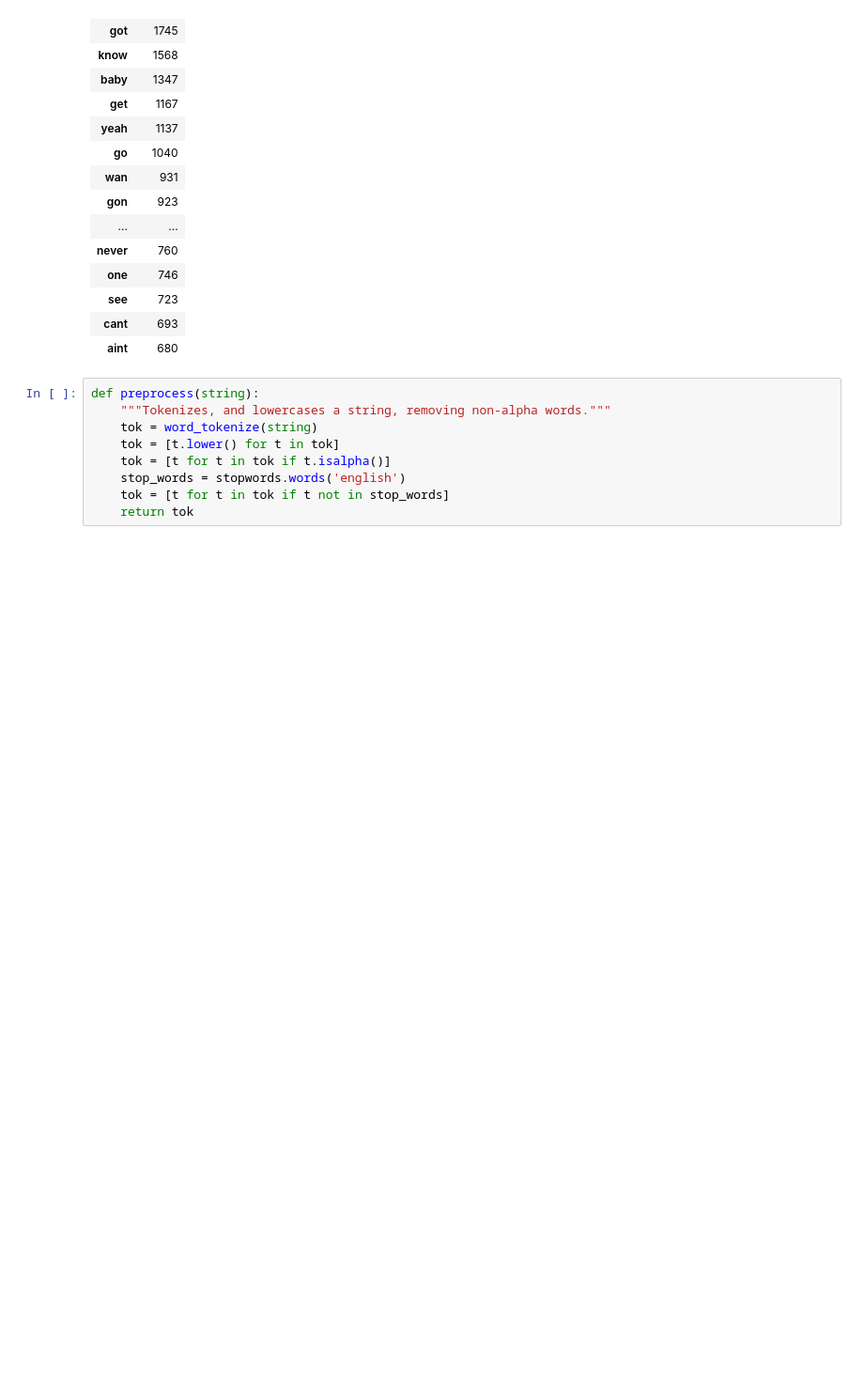
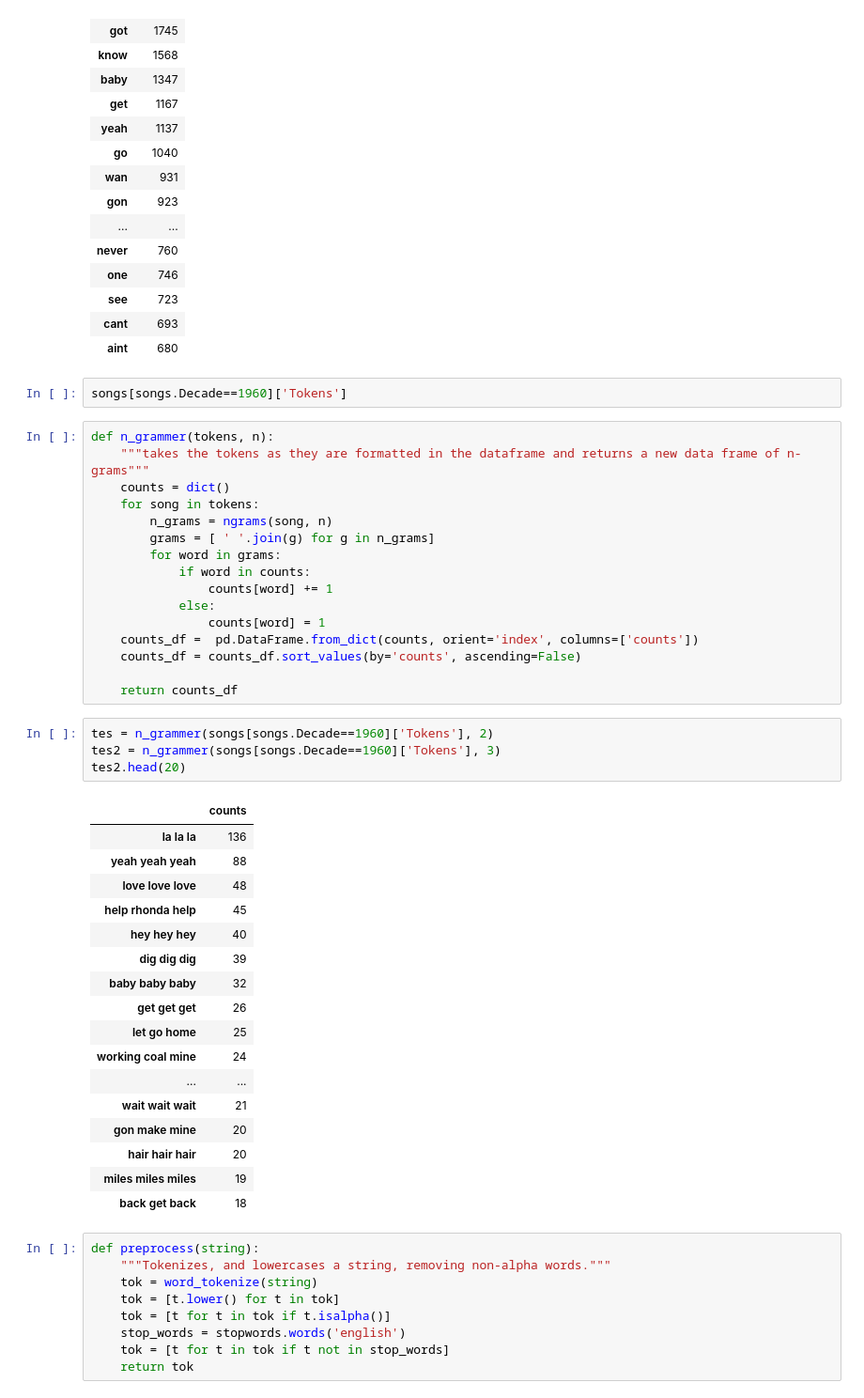
Before and after one commit to mbuck86/Capstone1, a Jupyter notebook: Data Story/Data Story Notebook.ipynb, the cells around one changed output. Shown at 94% size. Cells and saved outputs as stored; diff of their text form; blank space fills up the shorter version.

```diff
--- a/Data Story/Data Story Notebook.ipynb
+++ b/Data Story/Data Story Notebook.ipynb
@@ -243,6 +264,46 @@ teens.head(20)
 | see | 723 |
 | cant | 693 |
 | aint | 680 |
+# %%
+songs[songs.Decade==1960]['Tokens']
+# %%
+def n_grammer(tokens, n):
+    """takes the tokens as they are formatted in the dataframe and returns a new data frame of n-grams"""
+    counts = dict()
+    for song in tokens:
+        n_grams = ngrams(song, n)
+        grams = [ ' '.join(g) for g in n_grams]
+        for word in grams:
+            if word in counts:
+                counts[word] += 1
+            else:
+                counts[word] = 1
+    counts_df =  pd.DataFrame.from_dict(counts, orient='index', columns=['counts'])
+    counts_df = counts_df.sort_values(by='counts', ascending=False)
+
+    return counts_df
+# %%
+tes = n_grammer(songs[songs.Decade==1960]['Tokens'], 2)
+tes2 = n_grammer(songs[songs.Decade==1960]['Tokens'], 3)
+tes2.head(20)
+# %% [output]
+|  | counts |
+| la la la | 136 |
+| yeah yeah yeah | 88 |
+| love love love | 48 |
+| help rhonda help | 45 |
+| hey hey hey | 40 |
+| dig dig dig | 39 |
+| baby baby baby | 32 |
+| get get get | 26 |
+| let go home | 25 |
+| working coal mine | 24 |
+| ... | ... |
+| wait wait wait | 21 |
+| gon make mine | 20 |
+| hair hair hair | 20 |
+| miles miles miles | 19 |
+| back get back | 18 |
 # %%
 def preprocess(string):
     """Tokenizes, and lowercases a string, removing non-alpha words."""
```
Also changed, not shown: parts of 6 cells of this notebook.
